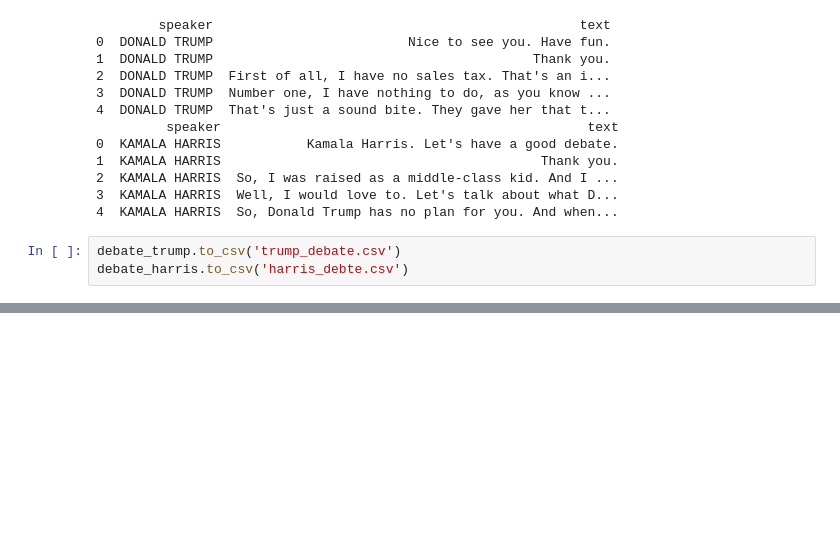
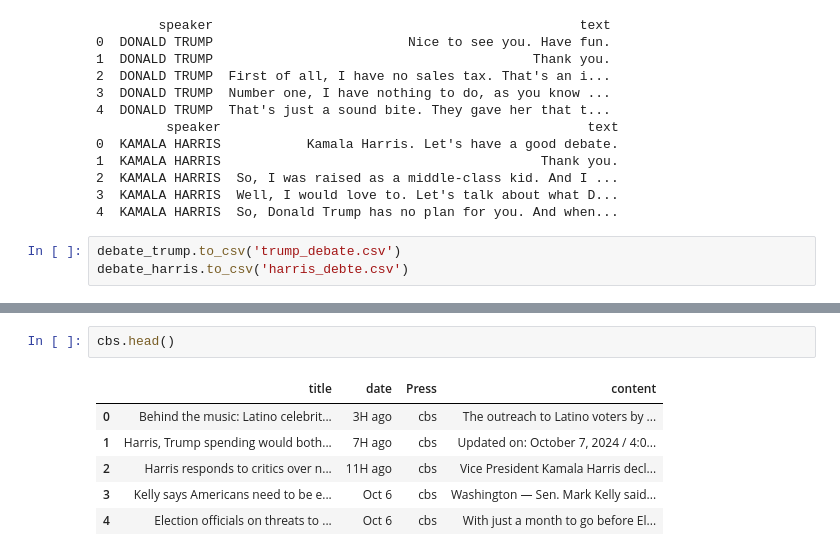
Before and after one commit to b00kkk/US_President_Election_2024, a Jupyter notebook: Preprocessing/Preprocessing.ipynb, the cells around one changed output, grey strips where cells are left out. Drawn from its saved outputs; the diff is of its cells as text; blank space fills up the shorter version.

```diff
--- a/Preprocessing/Preprocessing.ipynb
+++ b/Preprocessing/Preprocessing.ipynb
@@ -335,0 +390,9 @@ debate_harris.to_csv('harris_debte.csv')
+# %%
+cbs.head()
+# %% [output]
+|  | title | date | Press | content |
+| 0 | Behind the music: Latino celebrit... | 3H ago | cbs | The outreach to Latino voters by ... |
+| 1 | Harris, Trump spending would both... | 7H ago | cbs | Updated on: October 7, 2024 / 4:0... |
+| 2 | Harris responds to critics over n... | 11H ago | cbs | Vice President Kamala Harris decl... |
+| 3 | Kelly says Americans need to be e... | Oct 6 | cbs | Washington — Sen. Mark Kelly said... |
+| 4 | Election officials on threats to ... | Oct 6 | cbs | With just a month to go before El... |
```
Also changed, not shown: parts of 33 cells of this notebook.
